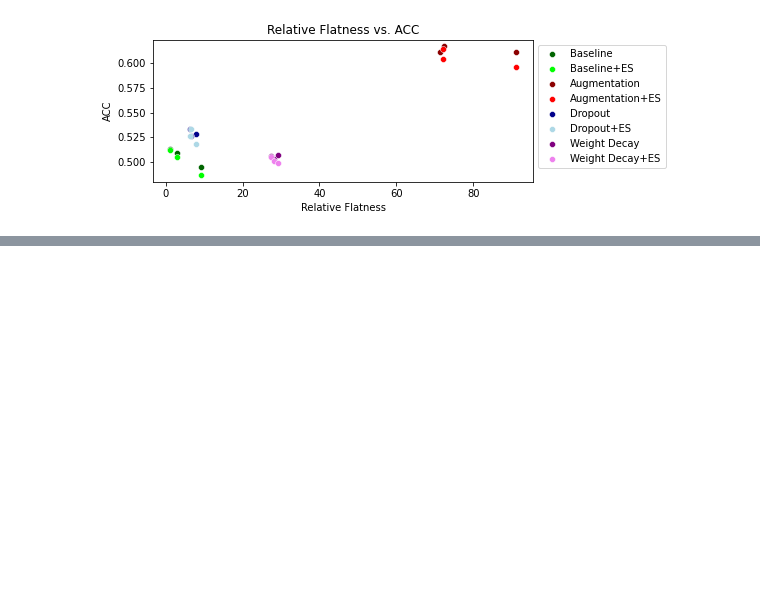
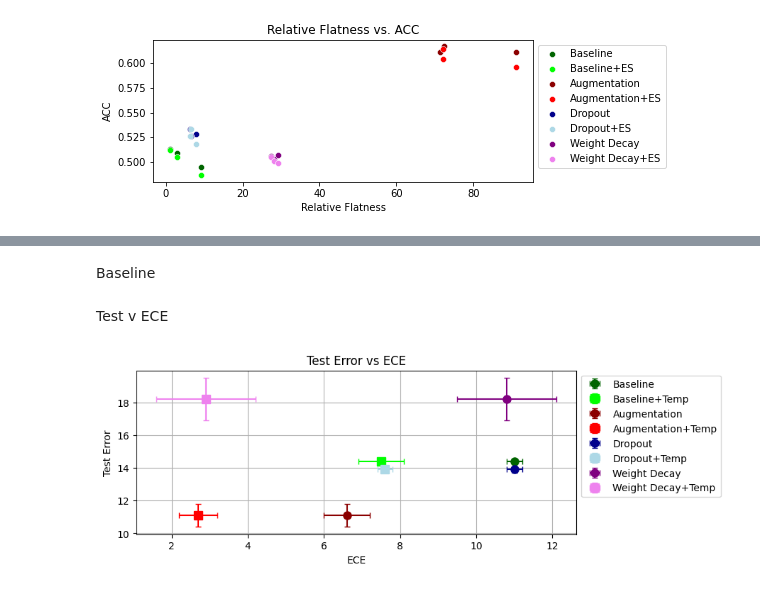
Before and after one commit to IFMW01/Explicit-Regularisation-Sharpness-and-Calibration-Submission, a Jupyter notebook: src/plots/plot_generation/scatter_correlation_plots.ipynb, the cells around one changed output, grey strips where cells are left out. Drawn from its saved outputs; the diff is of its cells as text; code cells hidden in the pictures; blank space fills up the shorter version.

```diff
--- a/src/plots/plot_generation/scatter_correlation_plots.ipynb
+++ b/src/plots/plot_generation/scatter_correlation_plots.ipynb
@@ -264,0 +374,22 @@ plot(feature_columns,num_groups,group_size,target_column)
+# %%
+labels = ['Baseline','Baseline+Temp','Augmentation','Augmentation+Temp','Dropout','Dropout+Temp','Weight Decay','Weight Decay+Temp']
+colors = ['darkgreen','lime','darkred','red','darkblue','lightblue','purple','violet']
+# %%
+def plot_new(df,feature_column,feature_column_error,target_column,target_column_error):
+    plt.figure(figsize=(8, 3))
+    for i in range(len(df)):
+        if i % 2 == 0:
+            plt.errorbar(df[feature_column][i], df[target_column][i], xerr=df[feature_column_error][i], yerr=df[target_column_error][i], fmt='o', markersize=8, label=labels[i], color=colors[i],capsize=3)
+        else:
+            plt.errorbar(df[feature_column][i], df[target_column][i], xerr=df[feature_column_error][i], yerr=df[target_column_error][i], fmt='s', markersize=8, label=labels[i], color=colors[i],capsize=3)
+
+    plt.xlabel(feature_column)
+    plt.ylabel(target_column)
+    plt.title(target_column + ' vs ' +feature_column)
+    plt.legend()
+    plt.grid(True)
+    plt.legend(bbox_to_anchor=(1, 1), loc='upper left')
+    plt.savefig(f'scatter_plot_{feature_column}_{target_column}.pdf', bbox_inches='tight')
+    plt.show()
+# %% [markdown]
+Baseline
@@ -264,0 +407,21 @@ plot(feature_columns,num_groups,group_size,target_column)
+# %% [markdown]
+Test v ECE
+# %%
+import pandas as pd
+import matplotlib.pyplot as plt
+
+data = {
+    'Test Error': [14.4,14.4,11.1,11.1,13.9,13.9,18.2,18.2],
+    'Test_Error_std': [0.1,0.10,0.7,0.7,0.2,0.2,1.3,1.3],
+    'ECE': [11.0,7.5,6.6,2.7,11.0,7.6,10.8,2.9],
+    'ECE_std': [0.2,0.6,0.6,0.5,0.2,0.2,1.3,1.3]
+}
+df = pd.DataFrame(data)
+feature_column= 'ECE'
+feature_column_error = 'ECE_std'
+target_column = 'Test Error'
+target_column_error = 'Test_Error_std'
+
+plot_new(df,feature_column,feature_column_error,target_column,target_column_error)
+# %% [output]
+[figure, added]
```
Also changed, not shown: parts of 42 cells of this notebook.
